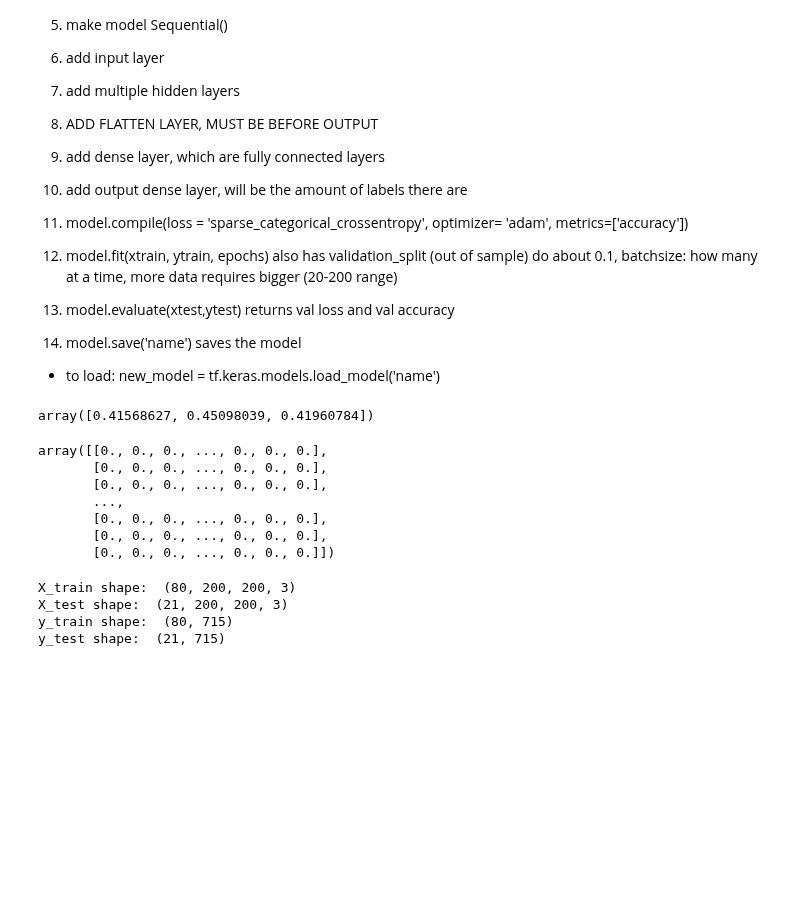
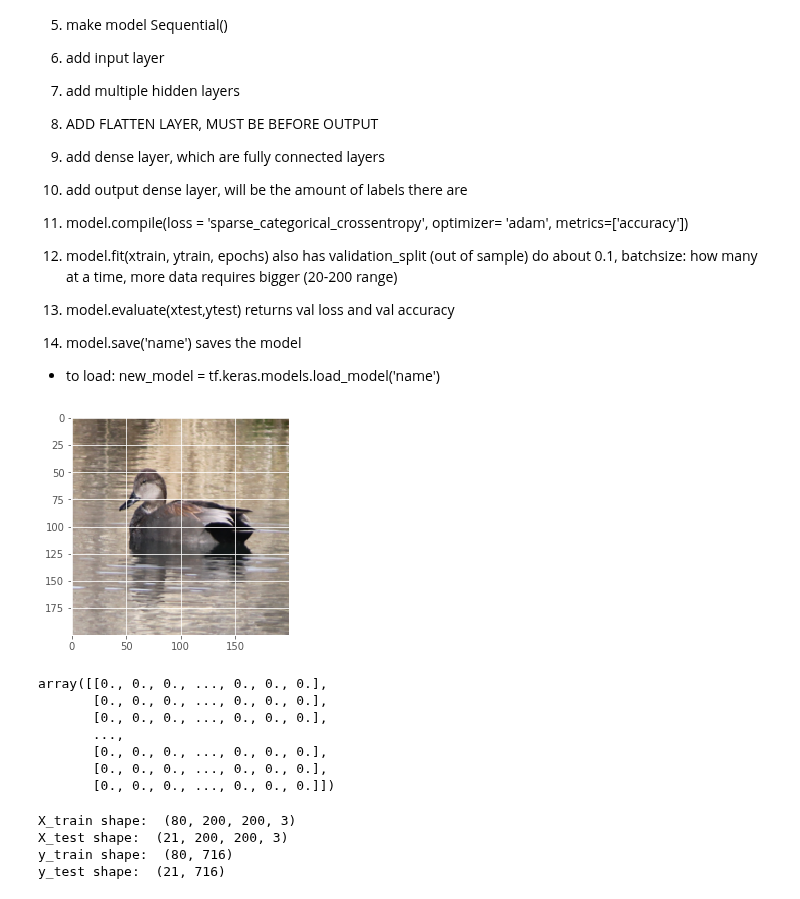
Before and after one commit to cwong690/Birdex, a Jupyter notebook: image_prep.ipynb, the cells around one changed output. Drawn from its saved outputs; the diff is of its cells as text; code cells hidden in the pictures; blank space fills up the shorter version.

```diff
--- a/image_prep.ipynb
+++ b/image_prep.ipynb
@@ -371,7 +371,7 @@ print('Label Maximum: ', master_df['class_id'].unique().max())
 Label Minimum:  295
 Label Maximum:  1010
 # %%
-y = (label.reshape(-1,1) == np.arange(295, 1010)).astype(float)
+y = (label.reshape(-1,1) == np.arange(295, 1011)).astype(float)
 # %%
 y_txt_label = y_txt_label.reshape(-1,1)
 # %%
@@ -476,10 +486,10 @@ plt.imshow(xs_samp[57]);
 - to load: new_model = tf.keras.models.load_model('name')
 # %%
 X_train, X_test, y_train, y_test = train_test_split(xs_samp, y, test_size=0.2, random_state=42)
-# %%
-X_train[0][0][0]
-# %% [output]
-array([0.41568627, 0.45098039, 0.41960784])
+# %%
+plt.imshow(X_train[57]);
+# %% [output]
+[figure, added]
 # %%
 y_train
 # %% [output]
@@ -498,8 +508,8 @@ print('y_test shape: ', y_test.shape)
 # %% [output]
 X_train shape:  (80, 200, 200, 3)
 X_test shape:  (21, 200, 200, 3)
-y_train shape:  (80, 715)
-y_test shape:  (21, 715)
+y_train shape:  (80, 716)
+y_test shape:  (21, 716)
 # %%
 model = Sequential()
 
```
Also changed, not shown: parts of 14 cells of this notebook.
